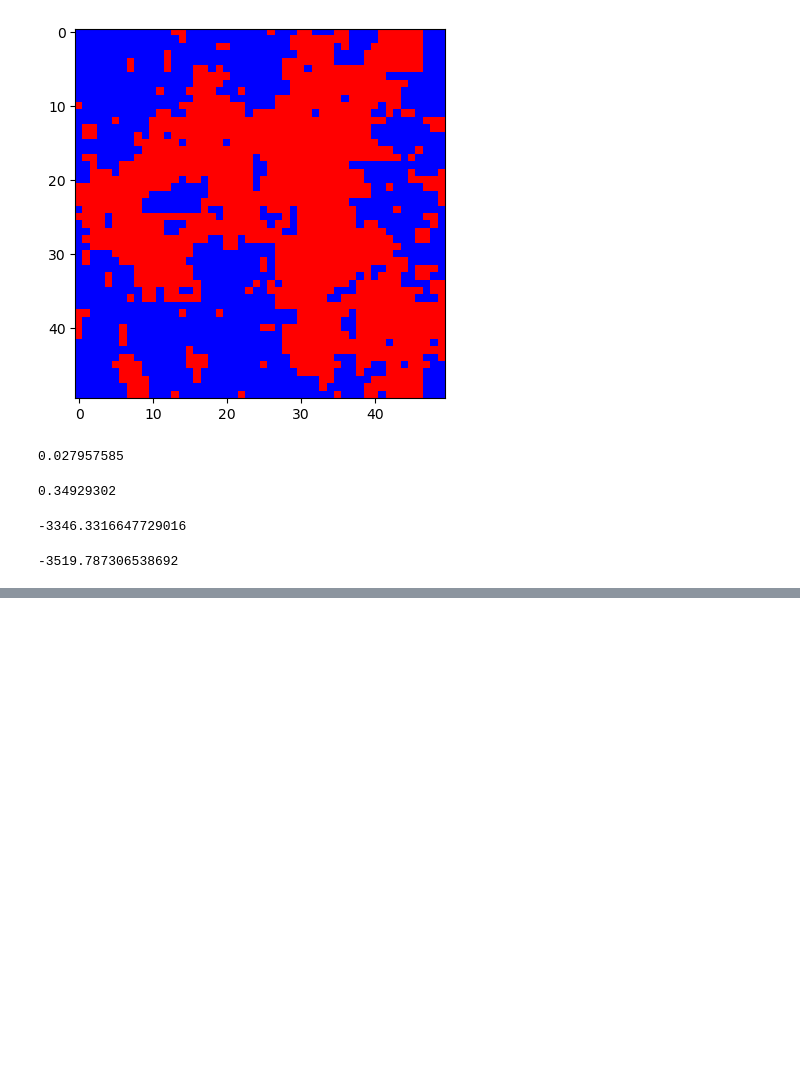
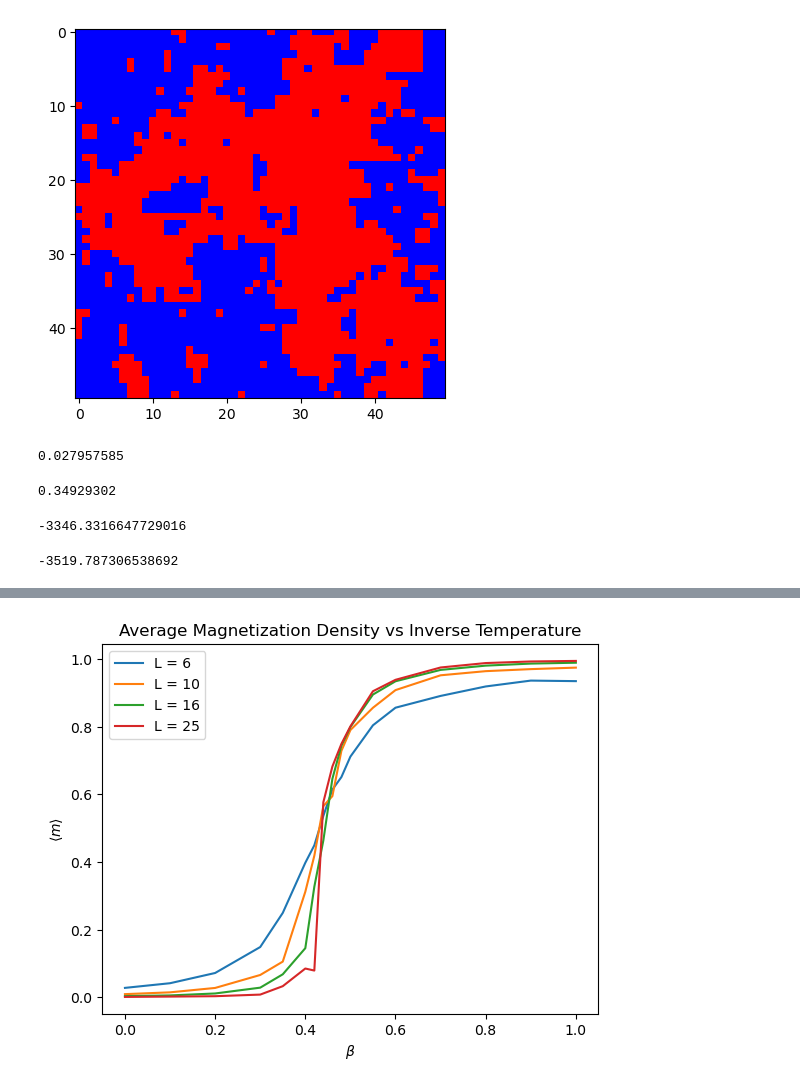
Before and after one commit to fysmoe1121/Phase-Transitions-Ising-Model, a Jupyter notebook: ising_model.ipynb, the cells around one changed output, grey strips where cells are left out. Saved outputs shown, nothing was run; the diff lists cells and outputs as text; code cells hidden in the pictures; blank space fills up the shorter version.

```diff
--- a/ising_model.ipynb
+++ b/ising_model.ipynb
@@ -305,6 +296,0 @@ plt.show()
-# %%
-for mag, n in zip(grid_mh_mag, n_vals):
-    plt.plot(betas, mag, label = n)
-
-plt.legend()
-plt.show()
@@ -313,6 +296,0 @@ plt.show()
-# %%
-for energy,n in zip(grid_gibbs_energy, n_vals):
-    plt.plot(betas, energy, label = n)
-
-plt.legend()
-plt.show()
@@ -321,6 +296,0 @@ plt.show()
-# %%
-for mag, n in zip(grid_gibbs_mag, n_vals):
-    plt.plot(betas, mag, label = n)
-
-plt.legend()
-plt.show()
@@ -337,0 +317,25 @@ def correlation(samples: list, i: tuple[int,int], j: tuple[int,int]) -> float:
+# %%
+def plot_avg_magnetization(grid_mag):
+    for mag,n in zip(grid_mag, n_vals):
+        plt.plot(betas, mag, label = f"L = {n}")
+
+    plt.title("Average Magnetization Density vs Inverse Temperature")
+    plt.xlabel(r'$\beta$')
+    plt.ylabel(r'$\langle m \rangle$')
+    plt.legend()
+    plt.show()
+
+def plot_avg_energy(grid_energy):
+
+    for energy, n in zip(grid_energy, n_vals):
+        plt.plot(betas, energy, label = f"L = {n}")
+
+    plt.title("Average Energy Density vs Inverse Temperature")
+    plt.xlabel(r'$\beta$')
+    plt.ylabel(r'$\langle E \rangle$')
+    plt.legend()
+    plt.show()
+# %%
+plot_avg_magnetization(grid_gibbs_mag)
+# %% [output]
+[figure, added]
```
Also changed, not shown: parts of 36 cells of this notebook, 8 other files.
